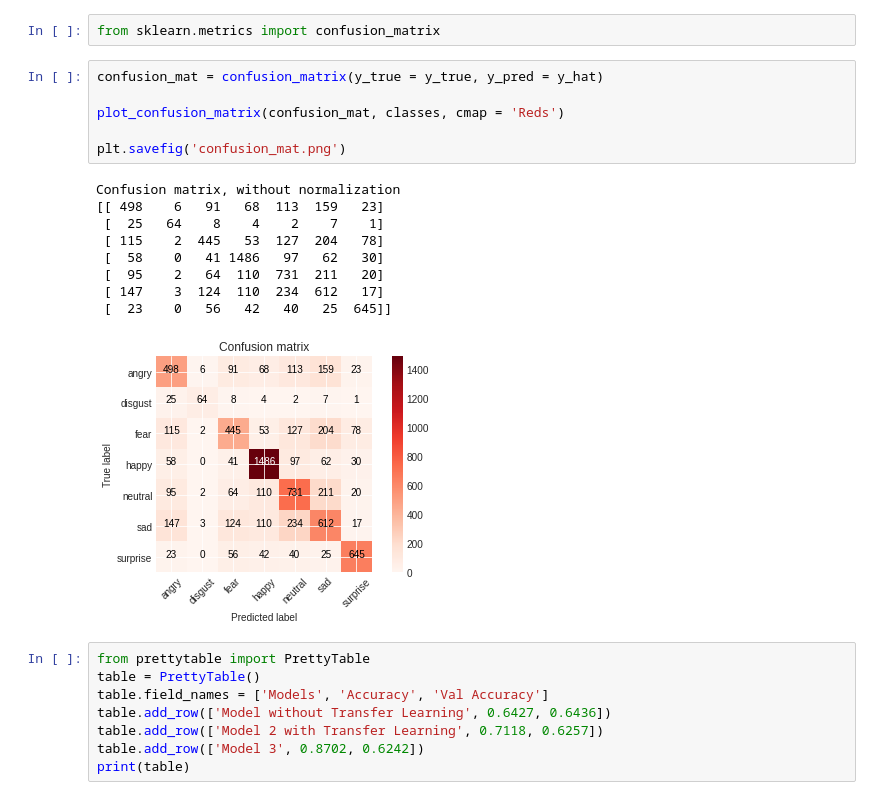
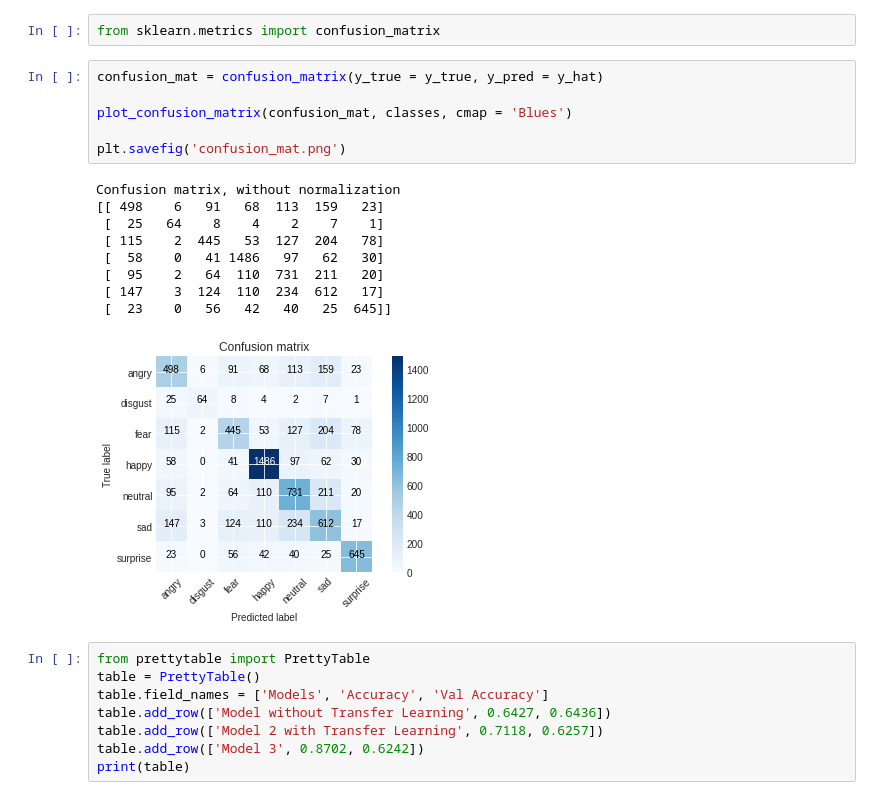
Before and after one commit to charanhu/Emotion-Finder-using-Convolutional-Neural-Network, a Jupyter notebook: FaceEmotionDetectorCaseStudy.ipynb, the cells around one changed output. Cells and saved outputs as stored; diff of their text form.

```diff
--- a/FaceEmotionDetectorCaseStudy.ipynb
+++ b/FaceEmotionDetectorCaseStudy.ipynb
@@ -604,19 +604,19 @@ from sklearn.metrics import confusion_matrix
 # %%
 confusion_mat = confusion_matrix(y_true = y_true, y_pred = y_hat)
 
-plot_confusion_matrix(confusion_mat, classes, cmap = 'Reds')
+plot_confusion_matrix(confusion_mat, classes, cmap = 'Blues')
 
 plt.savefig('confusion_mat.png')
 # %% [output]
 Confusion matrix, without normalization
 [[ 498    6   91   68  113  159   23]
  [  25   64    8    4    2    7    1]
  [ 115    2  445   53  127  204   78]
  [  58    0   41 1486   97   62   30]
  [  95    2   64  110  731  211   20]
  [ 147    3  124  110  234  612   17]
  [  23    0   56   42   40   25  645]]
-[figure, old version]
+[figure, new version]
 # %%
 from prettytable import PrettyTable
 table = PrettyTable()
```
